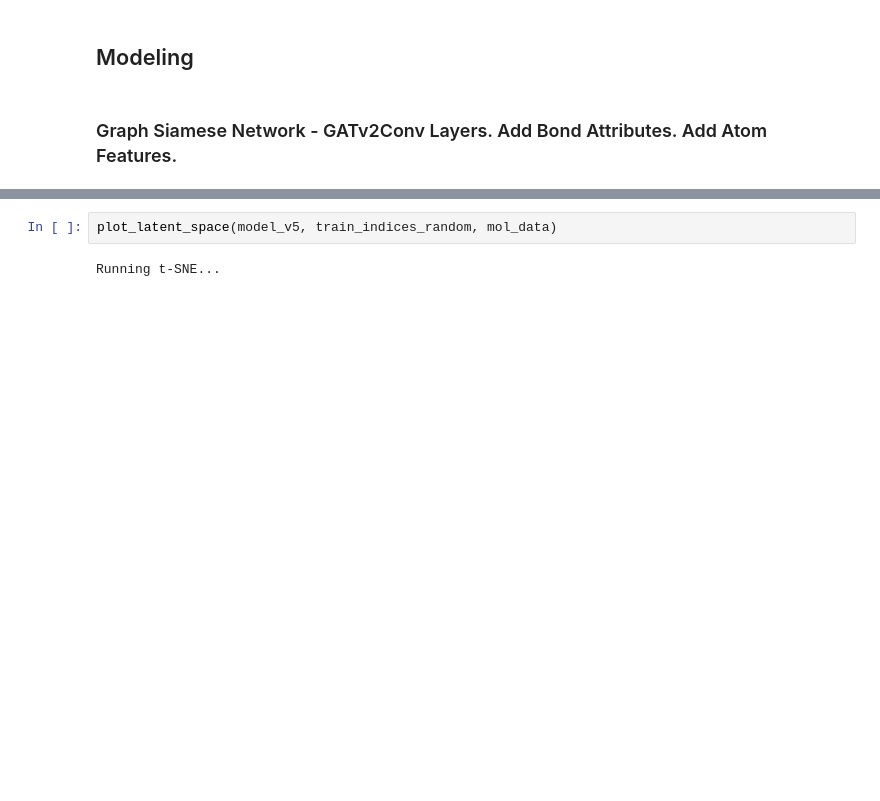
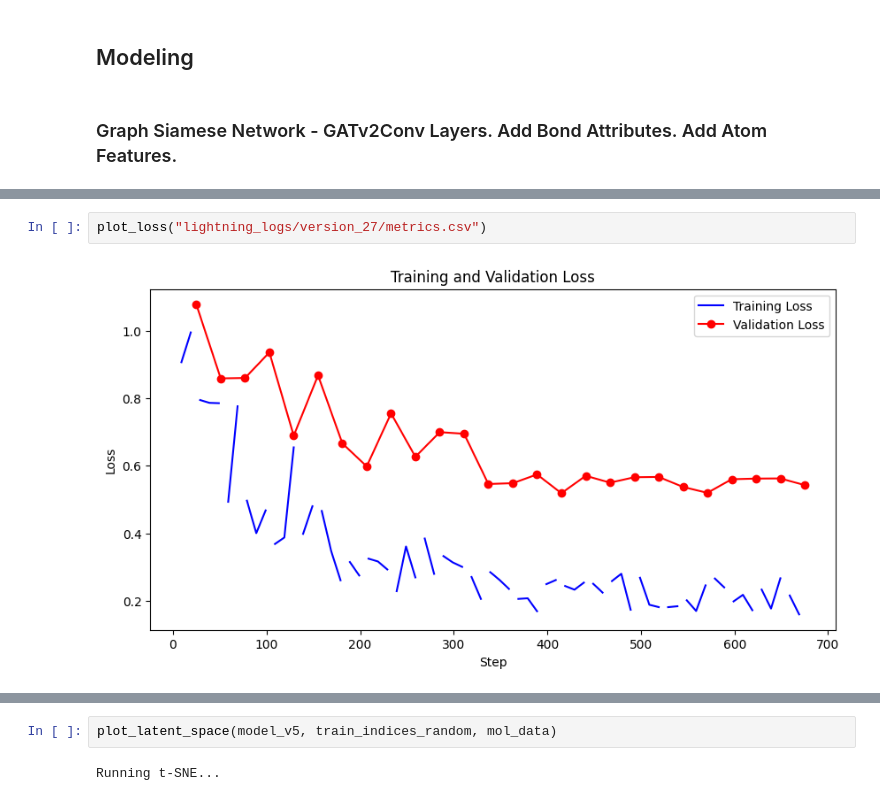
Before and after one commit to Djtrainer/cancer_research, a Jupyter notebook: notebooks/mdm2_breaker_model_eda.ipynb, the cells around one changed output, grey strips where cells are left out. Saved outputs shown, nothing was run; the diff lists cells and outputs as text; blank space fills up the shorter version.

```diff
--- a/notebooks/mdm2_breaker_model_eda.ipynb
+++ b/notebooks/mdm2_breaker_model_eda.ipynb
@@ -221,0 +296,4 @@ RuntimeError: Connection refused
+# %%
+plot_loss("lightning_logs/version_27/metrics.csv")
+# %% [output]
+[figure, added]
```
Also changed, not shown: parts of 13 cells of this notebook, 7 other files.
